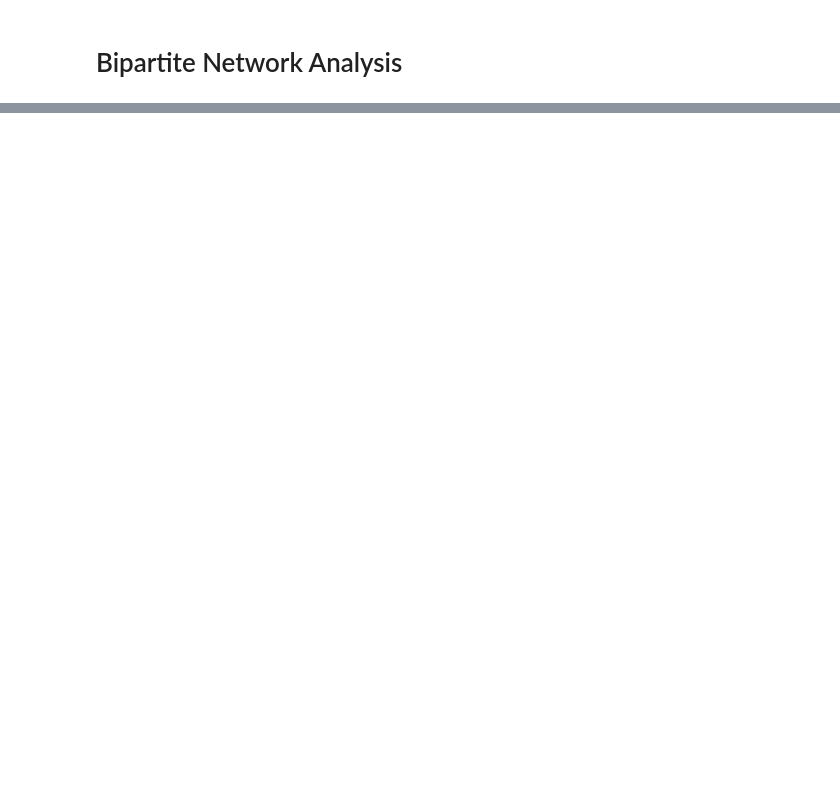
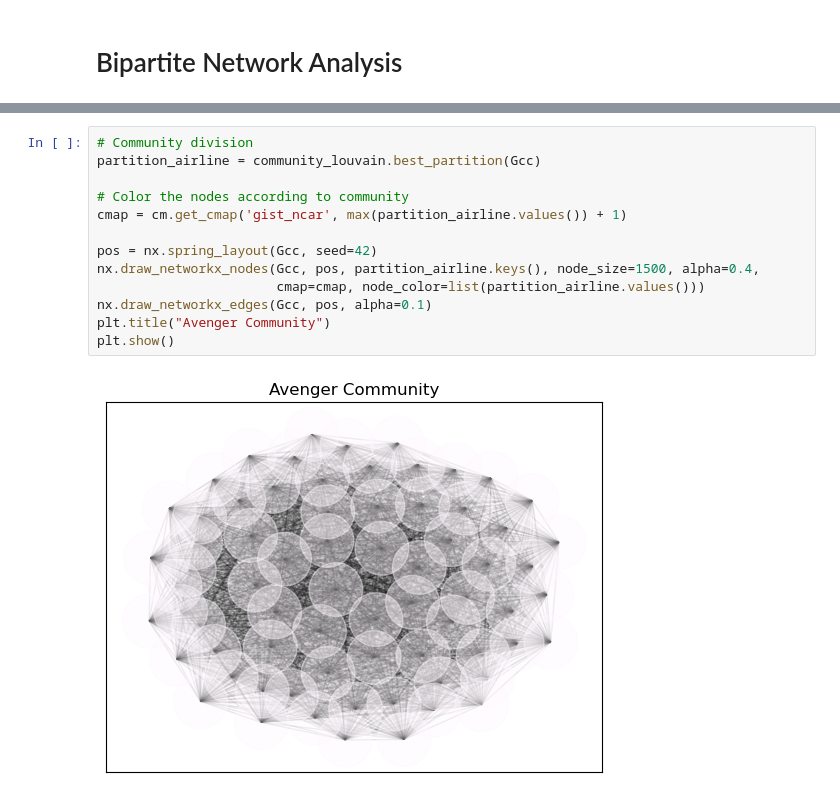
Before and after one commit to eddiexunyc/web_analytics_work, a Jupyter notebook: Final Project/Final__Project_Data_620_Project_3.ipynb, the cells around one changed output, grey strips where cells are left out. Drawn from its saved outputs; the diff is of its cells as text; blank space fills up the shorter version.

```diff
--- a/Final Project/Final__Project_Data_620_Project_3.ipynb
+++ b/Final Project/Final__Project_Data_620_Project_3.ipynb
@@ -514,0 +552,15 @@ plt.show()
+# %%
+# Community division
+partition_airline = community_louvain.best_partition(Gcc)
+
+# Color the nodes according to community
+cmap = cm.get_cmap('gist_ncar', max(partition_airline.values()) + 1)
+
+pos = nx.spring_layout(Gcc, seed=42)
+nx.draw_networkx_nodes(Gcc, pos, partition_airline.keys(), node_size=1500, alpha=0.4,
+                       cmap=cmap, node_color=list(partition_airline.values()))
+nx.draw_networkx_edges(Gcc, pos, alpha=0.1)
+plt.title("Avenger Community")
+plt.show()
+# %% [output]
+[figure, added]
```
Also changed, not shown: parts of 18 cells of this notebook.
